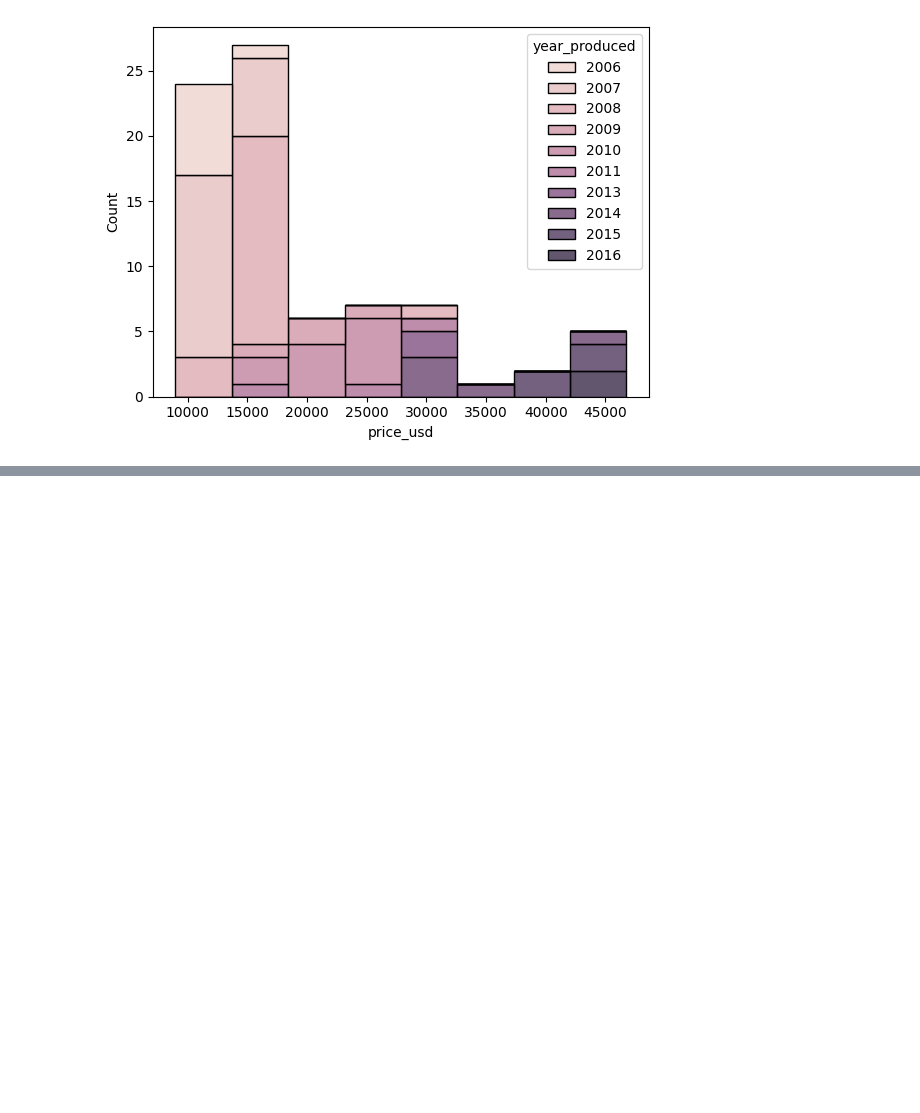
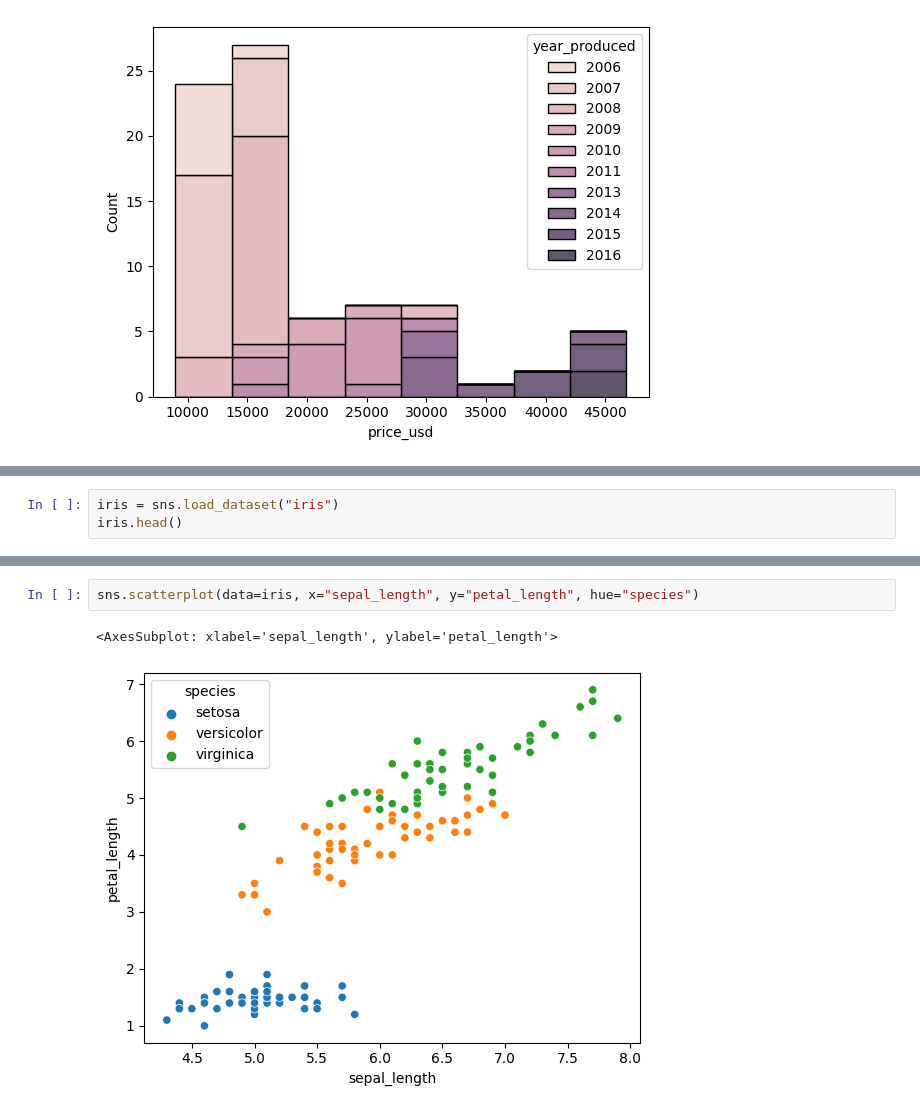
Before and after one commit to luchoss10/stadistics_couse, a Jupyter notebook: 04_tipos_de_datos.ipynb, the cells around one changed output, grey strips where cells are left out. Cells and saved outputs as stored; diff of their text form; blank space fills up the shorter version.

```diff
--- a/04_tipos_de_datos.ipynb
+++ b/04_tipos_de_datos.ipynb
@@ -85,0 +129,3 @@ sns.histplot(my_inerest_Q7, x = 'price_usd', hue = 'year_produced', multiple="st
+# %%
+iris = sns.load_dataset("iris")
+iris.head()
@@ -85,0 +139,5 @@ sns.histplot(my_inerest_Q7, x = 'price_usd', hue = 'year_produced', multiple="st
+# %%
+sns.scatterplot(data=iris, x="sepal_length", y="petal_length", hue="species")
+# %% [output]
+<AxesSubplot: xlabel='sepal_length', ylabel='petal_length'>
+[figure, added]
```
Also changed, not shown: parts of 11 cells of this notebook, 5 other files.
